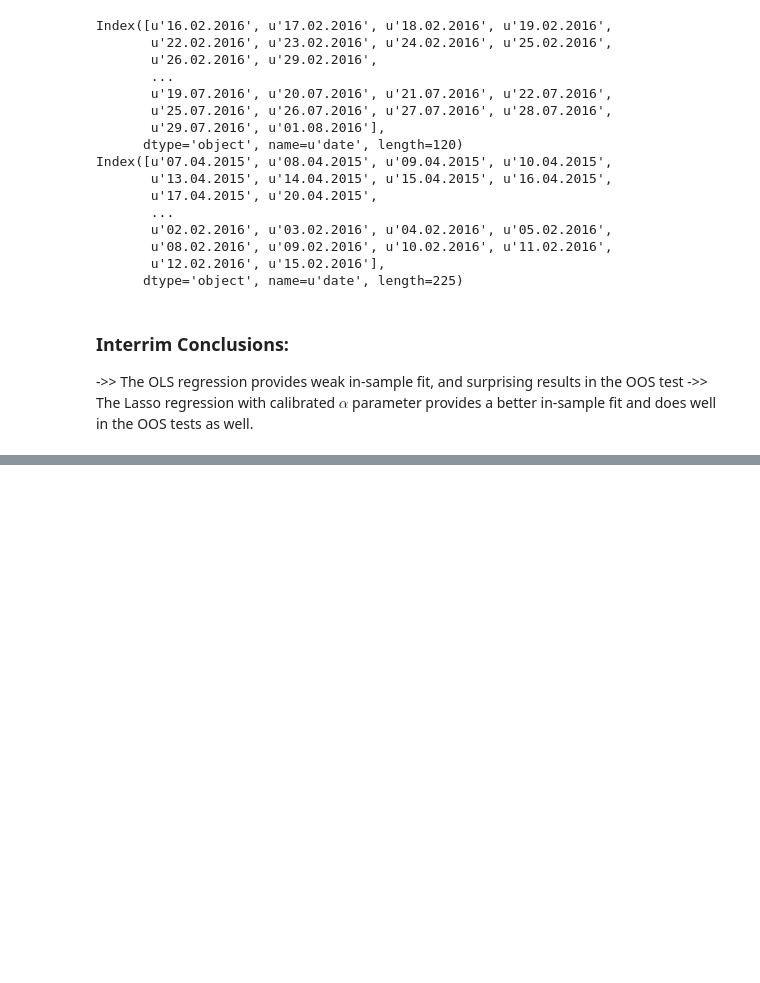
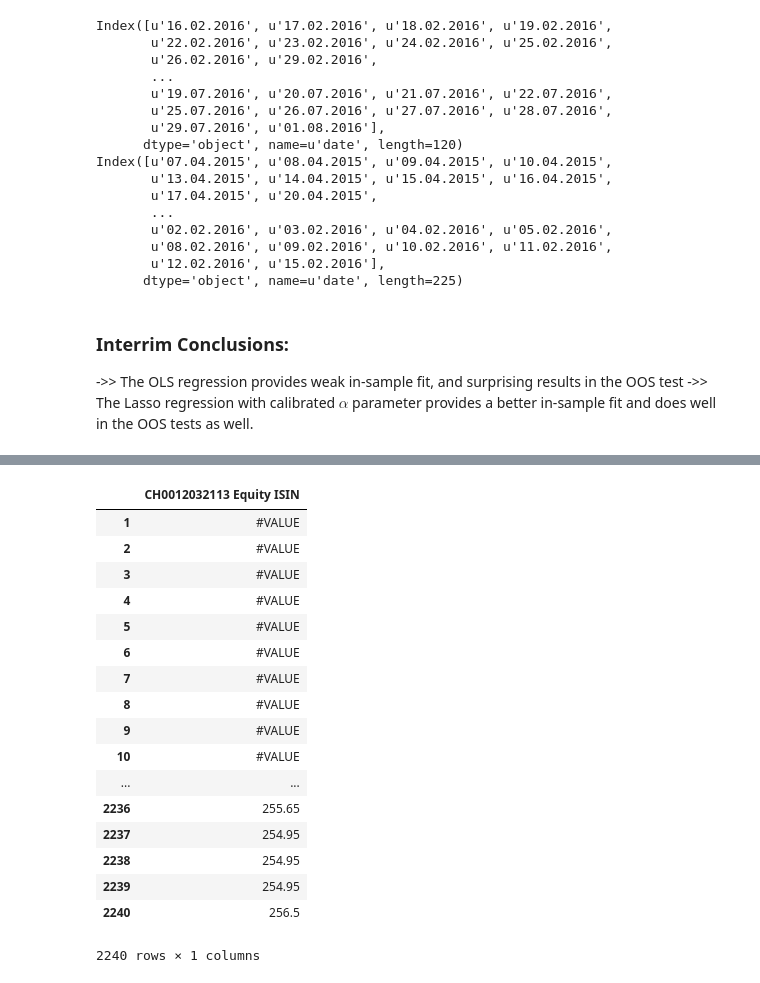
Before and after one commit to dimitar-popov-fintegral/thesisCodeRepo, a Jupyter notebook: codePython/collateralOptimizer/missingValues_20160810.ipynb, the cells around one changed output, grey strips where cells are left out. Saved outputs shown, nothing was run; the diff lists cells and outputs as text; code cells hidden in the pictures; blank space fills up the shorter version.

```diff
--- a/codePython/collateralOptimizer/missingValues_20160810.ipynb
+++ b/codePython/collateralOptimizer/missingValues_20160810.ipynb
@@ -631,0 +760,27 @@ Index([u'07.04.2015', u'08.04.2015', u'09.04.2015', u'10.04.2015',
+# %%
+# Some back testing
+
+# store actual data
+actual=dataDict['data'][y][25:100]
+
+# overwrite actual data with #VALUE
+dataDict['data'][y] = dataDict['data'][y].set_value(range(26,101,1), 'CH0012032113 Equity ISIN', '#VALUE')
+# %% [output]
+|  | CH0012032113 Equity ISIN |
+| 1 | #VALUE |
+| 2 | #VALUE |
+| 3 | #VALUE |
+| 4 | #VALUE |
+| 5 | #VALUE |
+| 6 | #VALUE |
+| 7 | #VALUE |
+| 8 | #VALUE |
+| 9 | #VALUE |
+| 10 | #VALUE |
+| ... | ... |
+| 2236 | 255.65 |
+| 2237 | 254.95 |
+| 2238 | 254.95 |
+| 2239 | 254.95 |
+| 2240 | 256.5 |
+2240 rows × 1 columns
```
Also changed, not shown: parts of 9 cells of this notebook, 1 other file.
